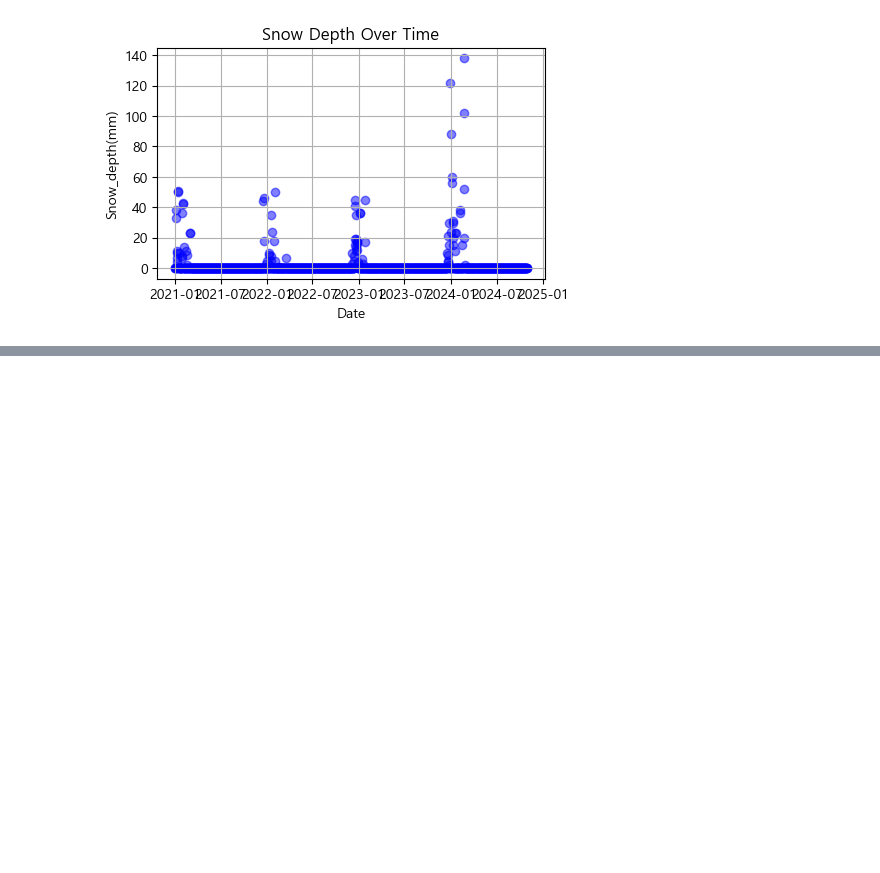
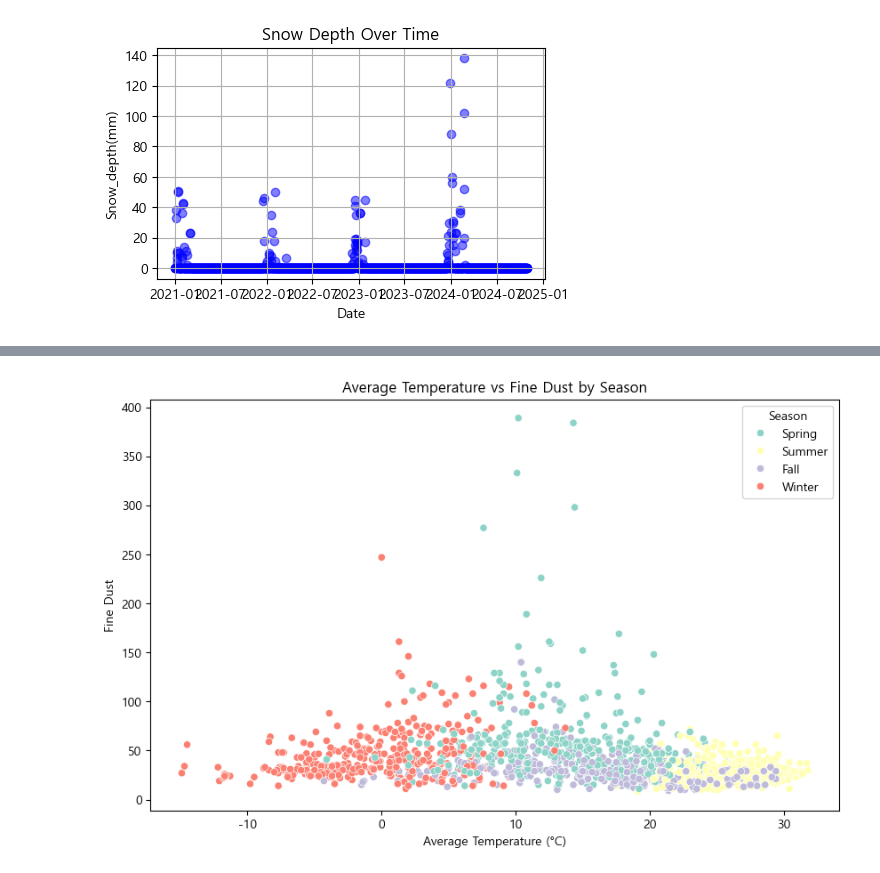
Before and after one commit to mini-project-y/1st_mini_project, a Jupyter notebook: Yuri/p_analysis_Rain_Snow.ipynb, the cells around one changed output, grey strips where cells are left out. Saved outputs shown, nothing was run; the diff lists cells and outputs as text; code cells hidden in the pictures; blank space fills up the shorter version.

```diff
--- a/Yuri/p_analysis_Rain_Snow.ipynb
+++ b/Yuri/p_analysis_Rain_Snow.ipynb
@@ -1428,0 +1577,12 @@ memory usage: 77.4+ KB
+# %%
+# 최고 기온과 미세먼지의 관계
+
+plt.figure(figsize=(10, 6))
+sns.scatterplot(x='avg_temp', y='fine_dust', data=all_df, hue='season', palette='Set3')
+plt.title('Average Temperature vs Fine Dust by Season')
+plt.xlabel('Average Temperature (°C)')
+plt.ylabel('Fine Dust')
+plt.legend(title='Season')
+plt.show()
+# %% [output]
+[figure, added]
```
Also changed, not shown: parts of 9 cells of this notebook, 2 other files.
